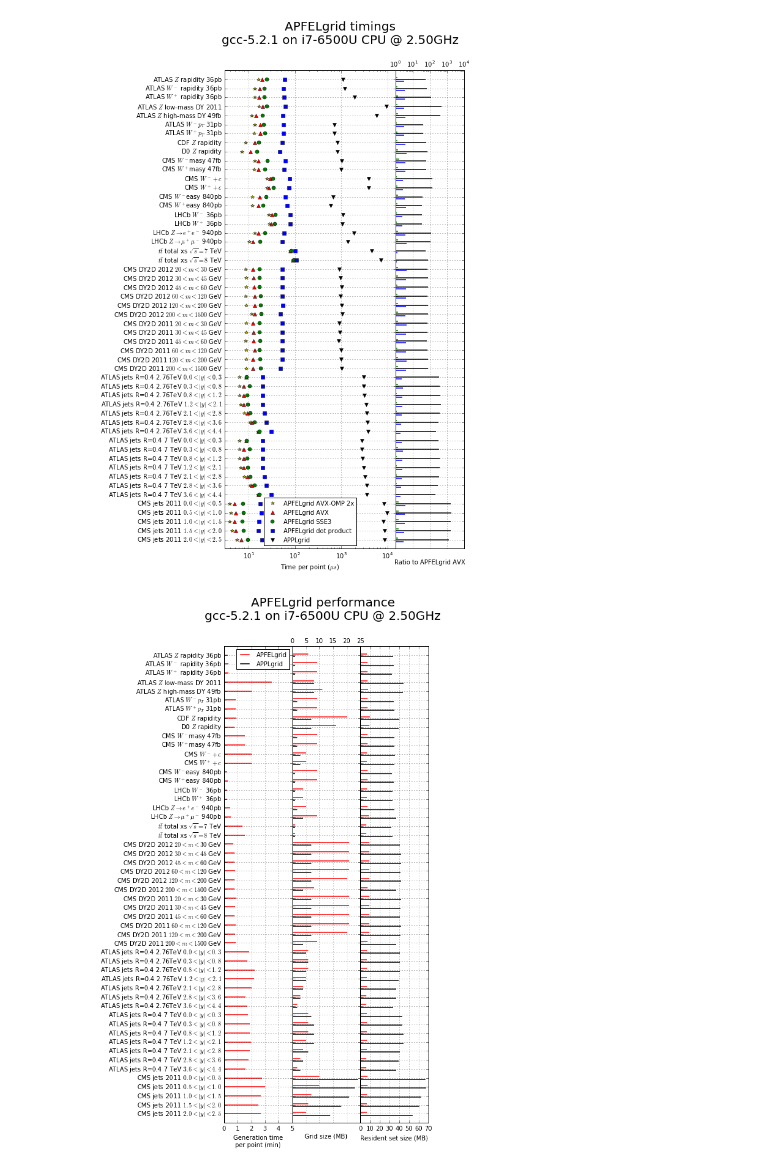
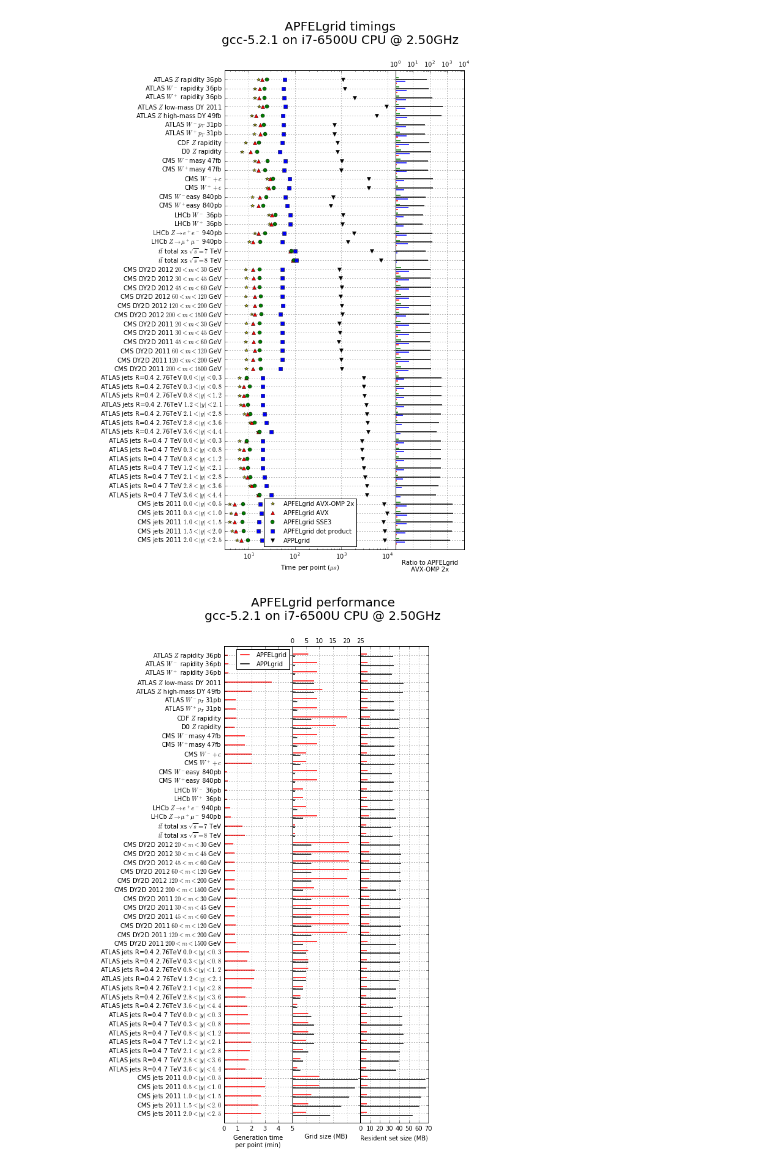
Before and after one commit to nhartland/APFELgrid, a Jupyter notebook: notebooks/benchmark.ipynb, the cells around one changed output. Drawn from its saved outputs; the diff is of its cells as text; code cells hidden in the pictures.

```diff
--- a/notebooks/benchmark.ipynb
+++ b/notebooks/benchmark.ipynb
@@ -423,38 +423,39 @@ plt.yticks(X,
             r'$t\bar{t}$ total xs $\sqrt{s}=7$ TeV', r'$t\bar{t}$ total xs $\sqrt{s}=8$ TeV',
             'CMS DY2D 2012 $20<m<30$ GeV','CMS DY2D 2012 $30<m<45$ GeV','CMS DY2D 2012 $45<m<60$ GeV','CMS DY2D 2012 $60<m<120$ GeV','CMS DY2D 2012 $120<m<200$ GeV','CMS DY2D 2012 $200<m<1500$ GeV',
             'CMS DY2D 2011 $20<m<30$ GeV','CMS DY2D 2011 $30<m<45$ GeV','CMS DY2D 2011 $45<m<60$ GeV','CMS DY2D 2011 $60<m<120$ GeV','CMS DY2D 2011 $120<m<200$ GeV','CMS DY2D 2011 $200<m<1500$ GeV',
             'ATLAS jets R=0.4 2.76TeV $0.0<|y|<0.3$', 'ATLAS jets R=0.4 2.76TeV $0.3<|y|<0.8$', 'ATLAS jets R=0.4 2.76TeV $0.8<|y|<1.2$', 'ATLAS jets R=0.4 2.76TeV $1.2<|y|<2.1$', 'ATLAS jets R=0.4 2.76TeV $2.1<|y|<2.8$','ATLAS jets R=0.4 2.76TeV $2.8<|y|<3.6$','ATLAS jets R=0.4 2.76TeV $3.6<|y|<4.4$',
             'ATLAS jets R=0.4 7 TeV $0.0<|y|<0.3$', 'ATLAS jets R=0.4 7 TeV $0.3<|y|<0.8$', 'ATLAS jets R=0.4 7 TeV $0.8<|y|<1.2$', 'ATLAS jets R=0.4 7 TeV $1.2<|y|<2.1$', 'ATLAS jets R=0.4 7 TeV $2.1<|y|<2.8$','ATLAS jets R=0.4 7 TeV $2.8<|y|<3.6$','ATLAS jets R=0.4 7 TeV $3.6<|y|<4.4$',
             'CMS jets 2011 $0.0<|y|<0.5$','CMS jets 2011 $0.5<|y|<1.0$','CMS jets 2011 $1.0<|y|<1.5$','CMS jets 2011 $1.5<|y|<2.0$','CMS jets 2011 $2.0<|y|<2.5$',
             ))
 plt.xlabel('Time per point ($\mu s$)')
 plt.legend(loc='lower center',numpoints=1,fontsize=10)
 plt.ylim([52,-1])
 plt.xlim([3e0, 1.5e4])
 plt.xscale('log')
 plt.grid()
 
 ax1 = plt.subplot(gs[1], sharey=ax0)
-plt.xlabel('\nRatio to APFELgrid AVX')
+plt.xlabel('\nRatio to APFELgrid\nAVX-OMP 2x')
 ax1.xaxis.tick_top()
 
-plt.hlines(X-0.2,1,B/A,'g', lw=1.5)
-plt.hlines(X,1,D/A,'k', lw=1.5)
-plt.hlines(X+0.2,1,C/A,'b', lw=1.5)
+plt.hlines(X-0.2,1,B/J,'g', lw=1.5)
+plt.hlines(X,1,D/J,'k', lw=1.5)
+plt.hlines(X+0.2,1,C/J,'b', lw=1.5)
+plt.hlines(X+0.4,1,A/J,'r', lw=1.5)
 
 plt.ylim([52,-1])
 #plt.xlim([1.0,100.0])
 plt.grid()
 plt.xscale('log')
 
 plt.setp(ax1.get_yticklabels(), visible=False)
 
 f.suptitle('APFELgrid timings\ngcc-5.2.1 on i7-6500U CPU @ 2.50GHz', fontsize=20)
 gs.update(wspace=0.0)
 
 plt.savefig('t0a.pdf',bbox_inches='tight')
 # %% [output]
-[figure, old version]
+[figure, new version]
 # %%
 # gen time (minutes)
 E = np.array([2.26/8, 3.25/11, 3.29/11,
```
Also changed, not shown: parts of 1 cell of this notebook, 1 other file.
